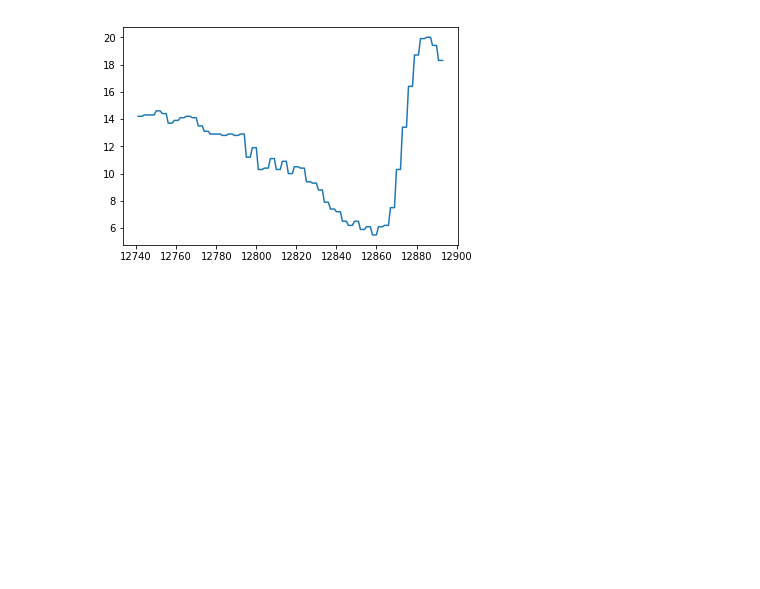
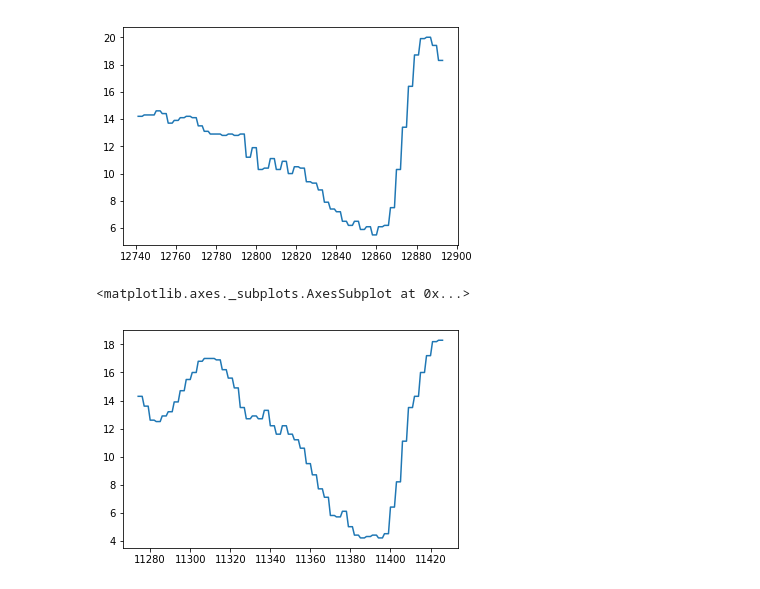
Before and after one commit to worldbank/Python-for-Data-Science, a Jupyter notebook: week 5/Pandas II.ipynb, the cells around one changed output. Cells and saved outputs as stored; diff of their text form; code cells hidden in the pictures; blank space fills up the shorter version.

```diff
--- a/week 5/Pandas II.ipynb
+++ b/week 5/Pandas II.ipynb
@@ -298,6 +365,7 @@ summary_table_2010.groupby('name_en').mean().sort_values(
 Let's look at two neighbors with high unemployment: Latvia and Lithuania
 # %%
 latvia = unemployment[(unemployment.name_en == 'Latvia') & (unemployment.seasonality == 'sa')]
+lithuania = unemployment[(unemployment.name_en == 'Lithuania') & (unemployment.seasonality == 'sa')]
 # %%
 # Note: .plot() passes data to matplotlib. You can look up its parameters, eg. figsize.
 
@@ -305,3 +373,8 @@ latvia.unemployment_rate.plot()
 # %% [output]
 <matplotlib.axes._subplots.AxesSubplot at 0x...>
 [figure]
+# %%
+lithuania.unemployment_rate.plot()
+# %% [output]
+<matplotlib.axes._subplots.AxesSubplot at 0x...>
+[figure, added]
```
Also changed, not shown: parts of 31 cells of this notebook.
